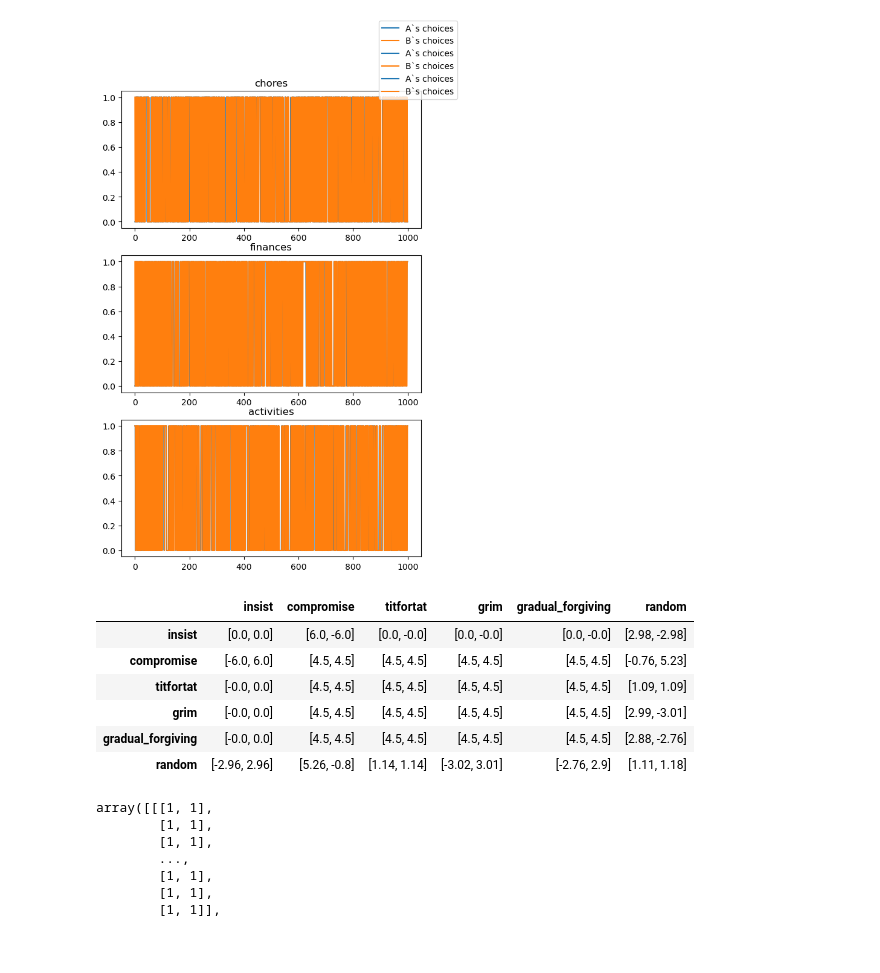
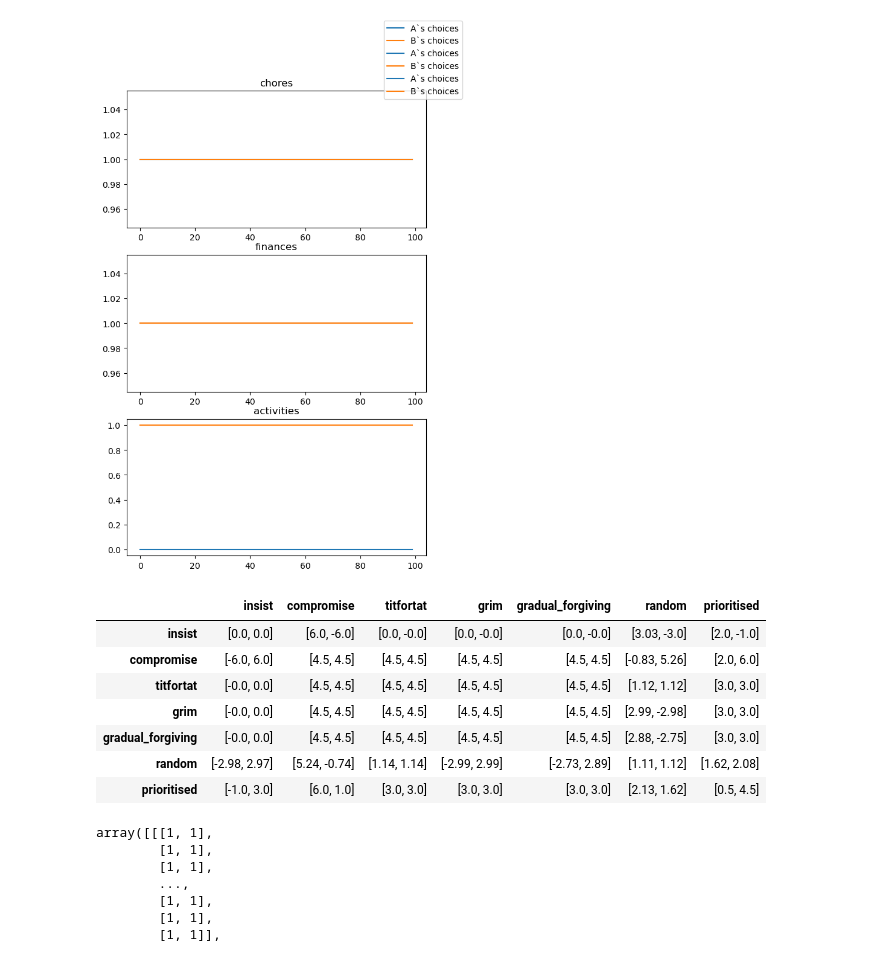
Before and after one commit to naqib-a/MATH-70141, a Jupyter notebook: CW/iterated game.ipynb, the cells around one changed output. Saved outputs shown, nothing was run; the diff lists cells and outputs as text; code cells hidden in the pictures.

```diff
--- a/CW/iterated game.ipynb
+++ b/CW/iterated game.ipynb
@@ -8,58 +8,77 @@ A = [1, 2, 3]
 B = [3, 1, 2]
 categories = ["chores", "finances", "activities"]
 # %%
-def insist(x):
+def insist(x, priorities):
     return [0, 0, 0]
 
 
-def compromise(x):
+def compromise(x, priorities):
     return [1, 1, 1]
 
 
-def random(x):
+def random(x, priorities):
     return gen.integers(2, size=3)
 
 
-def titfortat(x):
+def titfortat(x, priorities):
     if x[1] == []:
         return [1, 1, 1]
     return x[1][-1]
 
 
-def grim(x):
+def grim(x, priorities):
     if x[1] == []:
         return [1, 1, 1]
     return np.minimum(x[1][-1], x[0][-1])
 
 
-def gradual_forgiving(x, n=5):
+def gradual_forgiving(x, priorities, n=5):
     if x[1] == []:
         return [1, 1, 1]
 
-    return np.min(x[1][-n:], axis = 0)
+    return np.min(x[1][-n:], axis=0)
 
-strategies = [insist, compromise, titfortat, grim, gradual_forgiving, random]
+
+def prioritised(x, priorities):
+    mid = np.argwhere(priorities[0] == 2)[0, 0]
+    return np.array([1, titfortat(x, priorities)[mid], 0])[priorities[0]-1]
+
+
+def considerate(x, priorities):
+    ret = np.zeros(3)
+    for i in range(3):
+        if priorities[0][i] > priorities[1][i]:
+            ret[i] = 1
+        elif priorities[0][i] == priorities[1][i]:
+            ret[i] == titfortat(x, priorities)[i]
+        else:
+            ret[i] = 0
+
+
+strategies = [insist, compromise, titfortat,
+              grim, gradual_forgiving, random, prioritised]
 # %%
-def game(strategy_A, strategy_B, N):
+def game(strategy_A, strategy_B, N, priorities=[A, B],):
+    priorities = np.array(priorities)
     choices = [[], []]
     for _ in range(N):
-        a = strategy_A(choices)
-        b = strategy_B(choices[::-1])
+        a = strategy_A(choices, priorities)
+        b = strategy_B(choices[::-1], priorities[::-1])
         choices[0].append(a)
         choices[1].append(b)
     return np.transpose(np.array(choices))
 # %%
-choices = game(random,titfortat,N=1000)
+choices = game(prioritised, compromise, N=100)
 fig, ax = plt.subplots(3)
 fig.set_figheight(10)
 
 for i in range(3):
     ax[i].plot(choices[i], label=[f'A`s choices', f'B`s choices'])
     ax[i].set_title(categories[i])
 fig.legend()
 plt.show()
 # %% [output]
-[figure, old version]
+[figure, new version]
 # %%
 subgame_payoffs = np.array([[
     [[0, 0],        [A[i], -B[i]]],
@@ -88,13 +107,14 @@ df = pd.DataFrame(payoffs, index=labels, columns=labels)
 df
 # print(df.to_latex())
 # %% [output]
-|  | insist | compromise | titfortat | grim | gradual_forgiving | random |
-| insist | [0.0, 0.0] | [6.0, -6.0] | [0.0, -0.0] | [0.0, -0.0] | [0.0, -0.0] | [2.98, -2.98] |
-| compromise | [-6.0, 6.0] | [4.5, 4.5] | [4.5, 4.5] | [4.5, 4.5] | [4.5, 4.5] | [-0.76, 5.23] |
-| titfortat | [-0.0, 0.0] | [4.5, 4.5] | [4.5, 4.5] | [4.5, 4.5] | [4.5, 4.5] | [1.09, 1.09] |
-| grim | [-0.0, 0.0] | [4.5, 4.5] | [4.5, 4.5] | [4.5, 4.5] | [4.5, 4.5] | [2.99, -3.01] |
-| gradual_forgiving | [-0.0, 0.0] | [4.5, 4.5] | [4.5, 4.5] | [4.5, 4.5] | [4.5, 4.5] | [2.88, -2.76] |
-| random | [-2.96, 2.96] | [5.26, -0.8] | [1.14, 1.14] | [-3.02, 3.01] | [-2.76, 2.9] | [1.11, 1.18] |
+|  | insist | compromise | titfortat | grim | gradual_forgiving | random | prioritised |
+| insist | [0.0, 0.0] | [6.0, -6.0] | [0.0, -0.0] | [0.0, -0.0] | [0.0, -0.0] | [3.03, -3.0] | [2.0, -1.0] |
+| compromise | [-6.0, 6.0] | [4.5, 4.5] | [4.5, 4.5] | [4.5, 4.5] | [4.5, 4.5] | [-0.83, 5.26] | [2.0, 6.0] |
+| titfortat | [-0.0, 0.0] | [4.5, 4.5] | [4.5, 4.5] | [4.5, 4.5] | [4.5, 4.5] | [1.12, 1.12] | [3.0, 3.0] |
+| grim | [-0.0, 0.0] | [4.5, 4.5] | [4.5, 4.5] | [4.5, 4.5] | [4.5, 4.5] | [2.99, -2.98] | [3.0, 3.0] |
+| gradual_forgiving | [-0.0, 0.0] | [4.5, 4.5] | [4.5, 4.5] | [4.5, 4.5] | [4.5, 4.5] | [2.88, -2.75] | [3.0, 3.0] |
+| random | [-2.98, 2.97] | [5.24, -0.74] | [1.14, 1.14] | [-2.99, 2.99] | [-2.73, 2.89] | [1.11, 1.12] | [1.62, 2.08] |
+| prioritised | [-1.0, 3.0] | [6.0, 1.0] | [3.0, 3.0] | [3.0, 3.0] | [3.0, 3.0] | [2.13, 1.62] | [0.5, 4.5] |
 # %%
 def stochastic(x, p):
     if x[1] == [] or x[0] == []:
```
Also changed, not shown: parts of 4 cells of this notebook.
